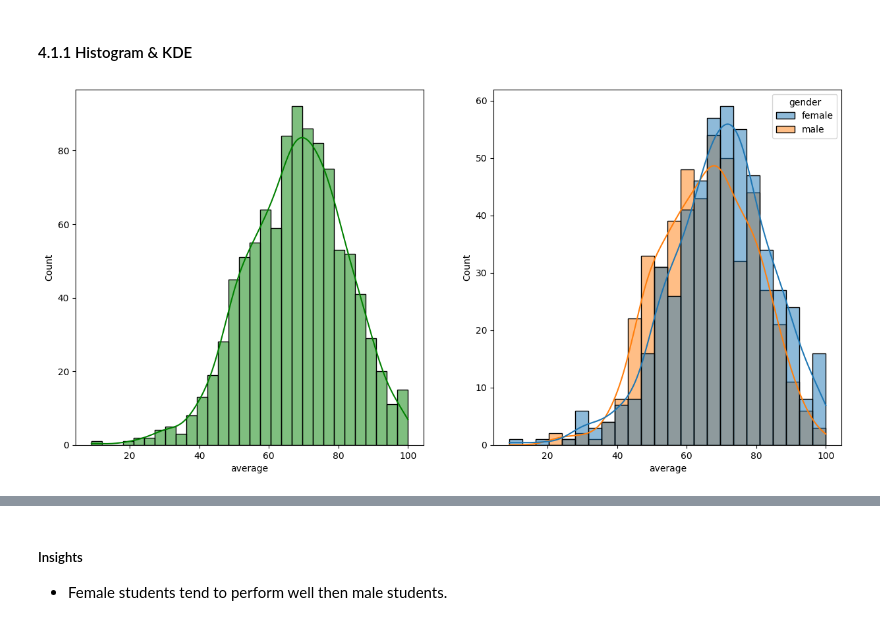
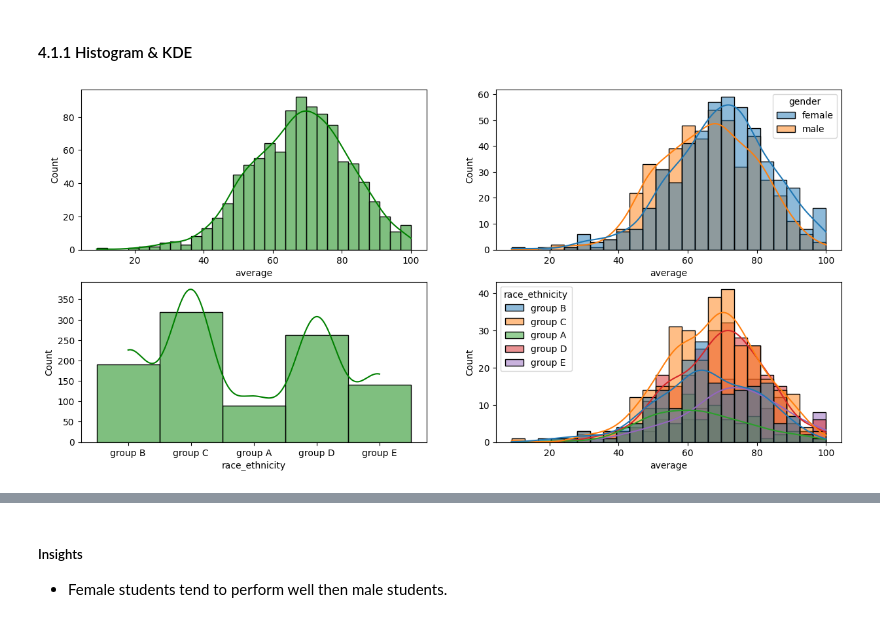
Before and after one commit to macvjuhu/kn_mlproject, a Jupyter notebook: src/notebooks/1 . EDA STUDENT PERFORMANCE .ipynb, the cells around one changed output, grey strips where cells are left out. Saved outputs shown, nothing was run; the diff lists cells and outputs as text; code cells hidden in the pictures.

```diff
--- a/src/notebooks/1 . EDA STUDENT PERFORMANCE .ipynb
+++ b/src/notebooks/1 . EDA STUDENT PERFORMANCE .ipynb
@@ -250,11 +248,16 @@ Number of students with less than 20 marks in Reading: 1
 # %% [markdown]
 #### 4.1.1 Histogram & KDE
 # %%
-fig, axs = plt.subplots(1, 2, figsize=(15, 7))
-plt.subplot(121)
+fig, axs = plt.subplots(2, 2, figsize=(15, 7))
+plt.subplot(221)
 sns.histplot(data=df,x='average',bins=30,kde=True,color='g')
-plt.subplot(122)
+plt.subplot(222)
 sns.histplot(data=df,x='average',kde=True,hue='gender')
+plt.subplot(223)
+sns.histplot(data=df,x='race_ethnicity',bins=30,kde=True,color='g')
+plt.subplot(224)
+sns.histplot(data=df,x='average',kde=True,hue='race_ethnicity')
+
 plt.show()
 # %% [output]
-[figure, old version]
+[figure, new version]
```
Also changed, not shown: parts of 19 cells of this notebook, 2 other files.
